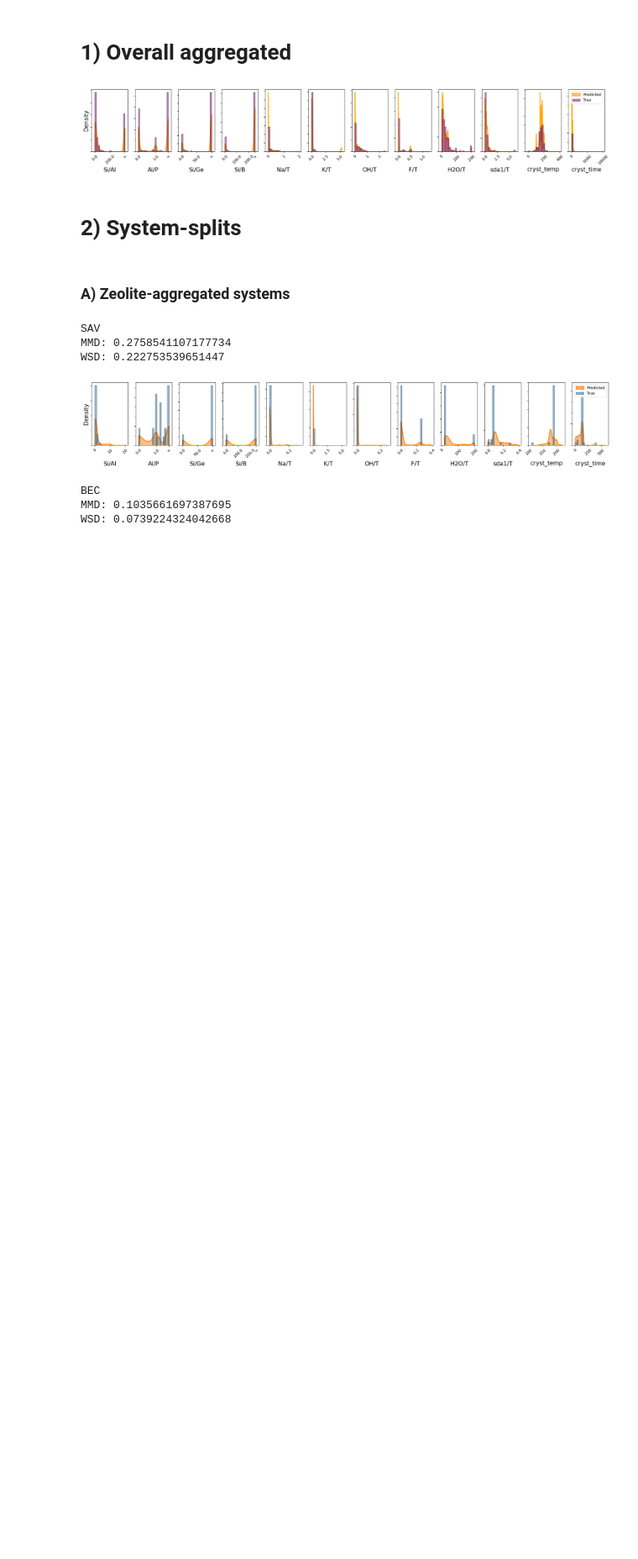
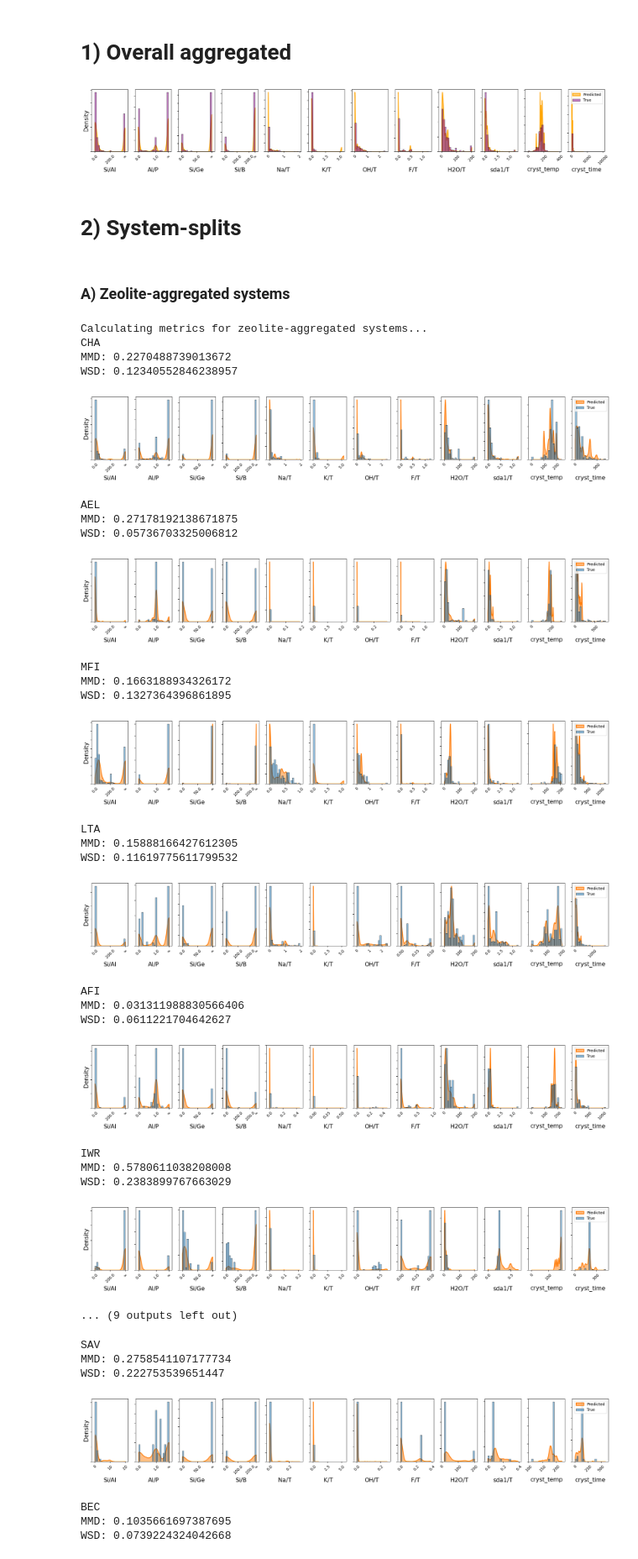
Before and after one commit to eltonpan/zeosyn_gen, a Jupyter notebook: visualize_pred.ipynb, the cells around one changed output. Shown at 84% size. Cells and saved outputs as stored; diff of their text form; code cells hidden in the pictures; blank space fills up the shorter version.

```diff
--- a/visualize_pred.ipynb
+++ b/visualize_pred.ipynb
@@ -63,7 +63,34 @@ utils.compare_gel_conds([syn_pred, syn_true], ['Predicted', 'True'], [True, Fals
 # %% [markdown]
 ### A) Zeolite-aggregated systems
 # %%
-# _, _ = eval_zeolite_aggregated(syn_pred, syn_pred_scaled, syn_true, syn_true_scaled, dataset, configs, eval=True, plot=True, print_metrics=True, num_systems=10)
+_, _ = eval_zeolite_aggregated(syn_pred, syn_pred_scaled, syn_true, syn_true_scaled, dataset, configs, eval=True, plot=True, print_metrics=True, num_systems=10)
+# %% [output]
+Calculating metrics for zeolite-aggregated systems...
+CHA
+MMD: 0.2270488739013672
+WSD: 0.12340552846238957
+[figure, added]
+AEL
+MMD: 0.27178192138671875
+WSD: 0.05736703325006812
+[figure, added]
+MFI
+MMD: 0.1663188934326172
+WSD: 0.1327364396861895
+[figure, added]
+LTA
+MMD: 0.15888166427612305
+WSD: 0.11619775611799532
+[figure, added]
+AFI
+MMD: 0.031311988830566406
+WSD: 0.0611221704642627
+[figure, added]
+IWR
+MMD: 0.5780611038208008
+WSD: 0.2383899767663029
+[figure, added]
+... (9 outputs left out)
 # %%
 eval_single_system(syn_pred, syn_pred_scaled, syn_true, syn_true_scaled, dataset, mmd_zeo_agg_df, wsd_zeo_agg_df, mmd_zeo_osda_df, wsd_zeo_osda_df, zeo='SAV')
 # %% [output]
```
Also changed, not shown: 2 other files.
